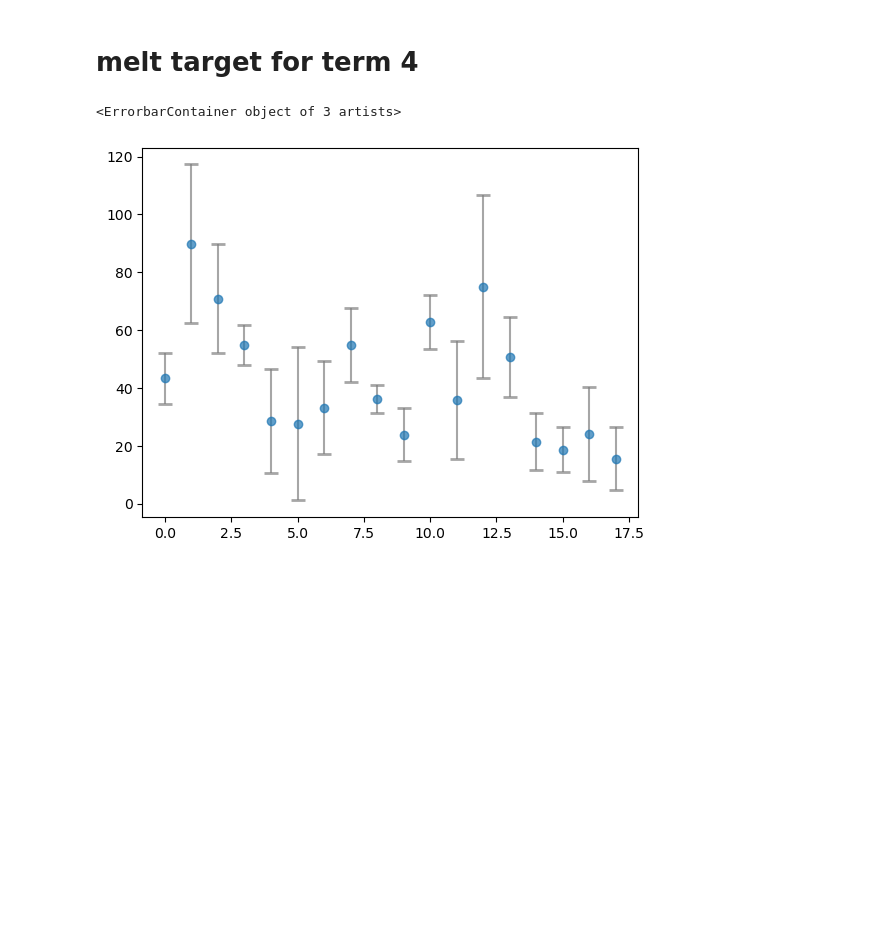
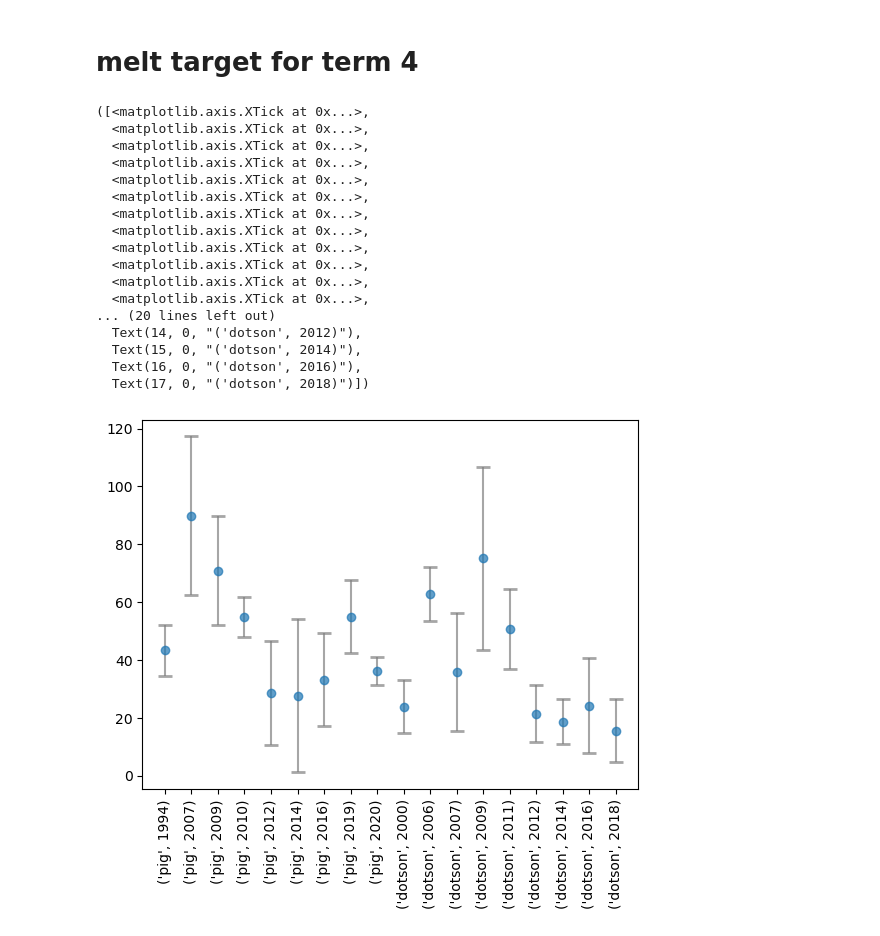
Before and after one commit to ismip/ismip7-antarctic-ocean-forcing, a Jupyter notebook: parameterisations/process_data/prepare_melt_modelling_and_observed_targets.ipynb, the cells around one changed output. Saved outputs shown, nothing was run; the diff lists cells and outputs as text; code cells hidden in the pictures; blank space fills up the shorter version.

```diff
--- a/parameterisations/process_data/prepare_melt_modelling_and_observed_targets.ipynb
+++ b/parameterisations/process_data/prepare_melt_modelling_and_observed_targets.ipynb
@@ -281,13 +281,30 @@ t4_obs = xr.Dataset({
 # %%
 ds_stack = t4_obs.stack(region_year=('region','year')).dropna(dim='region_year')
 
 plt.errorbar(range(len(ds_stack.region_year)),
             ds_stack.melt_rate,
             xerr=None, yerr=ds_stack.melt_rate_uncert.dropna(dim='region_year'),
              fmt='o', capsize=5, capthick=2,
              ecolor='gray', alpha=0.7, label='target')
+plt.xticks(range(len(ds_stack.region_year.values)),ds_stack.region_year.values, rotation=90)
 # %% [output]
-<ErrorbarContainer object of 3 artists>
+([<matplotlib.axis.XTick at 0x...>,
+  <matplotlib.axis.XTick at 0x...>,
+  <matplotlib.axis.XTick at 0x...>,
+  <matplotlib.axis.XTick at 0x...>,
+  <matplotlib.axis.XTick at 0x...>,
+  <matplotlib.axis.XTick at 0x...>,
+  <matplotlib.axis.XTick at 0x...>,
+  <matplotlib.axis.XTick at 0x...>,
+  <matplotlib.axis.XTick at 0x...>,
+  <matplotlib.axis.XTick at 0x...>,
+  <matplotlib.axis.XTick at 0x...>,
+  <matplotlib.axis.XTick at 0x...>,
+... (20 lines left out)
+  Text(14, 0, "('dotson', 2012)"),
+  Text(15, 0, "('dotson', 2014)"),
+  Text(16, 0, "('dotson', 2016)"),
+  Text(17, 0, "('dotson', 2018)")])
-[figure, old version]
+[figure, new version]
 # %%
 t4_obs.to_netcdf(os.path.join(data_path, 'parameterisations',"melt_observations_target_term4.nc"))
```
Also changed, not shown: 2 other files.
